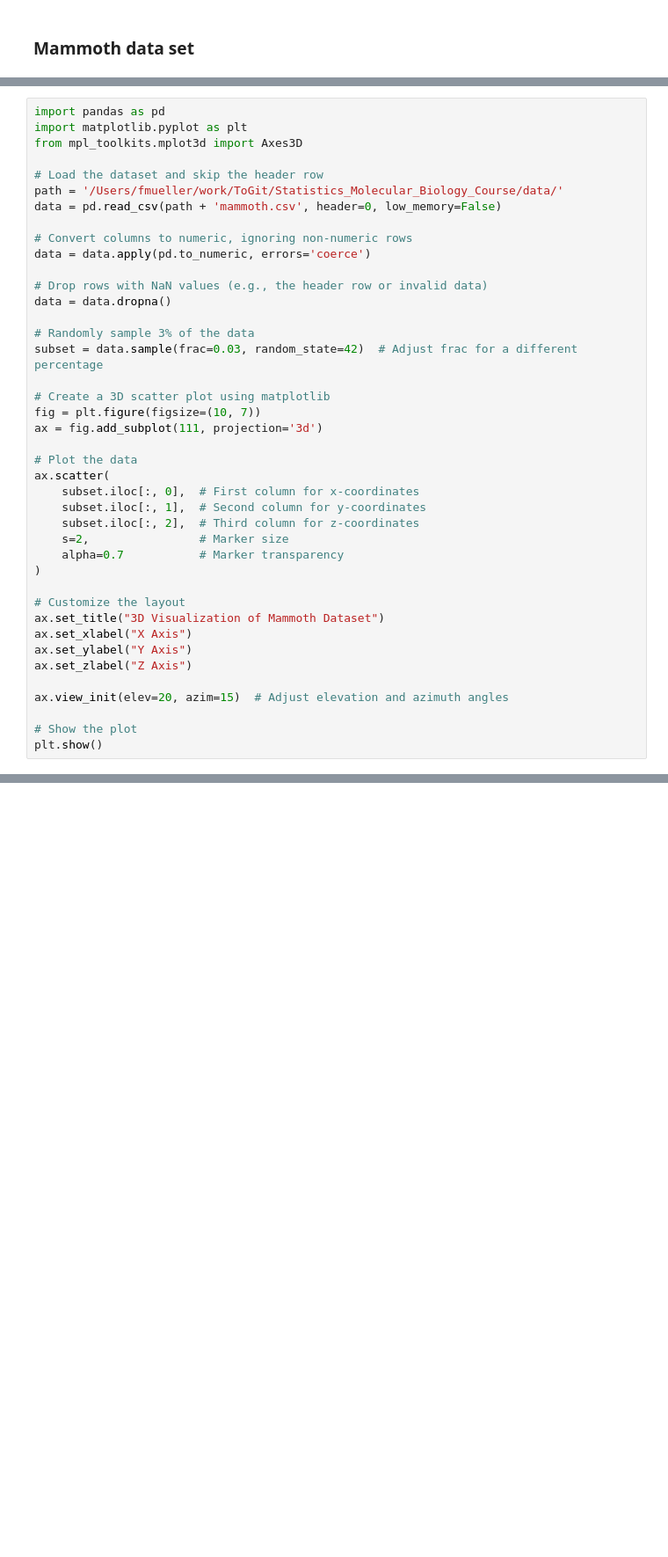
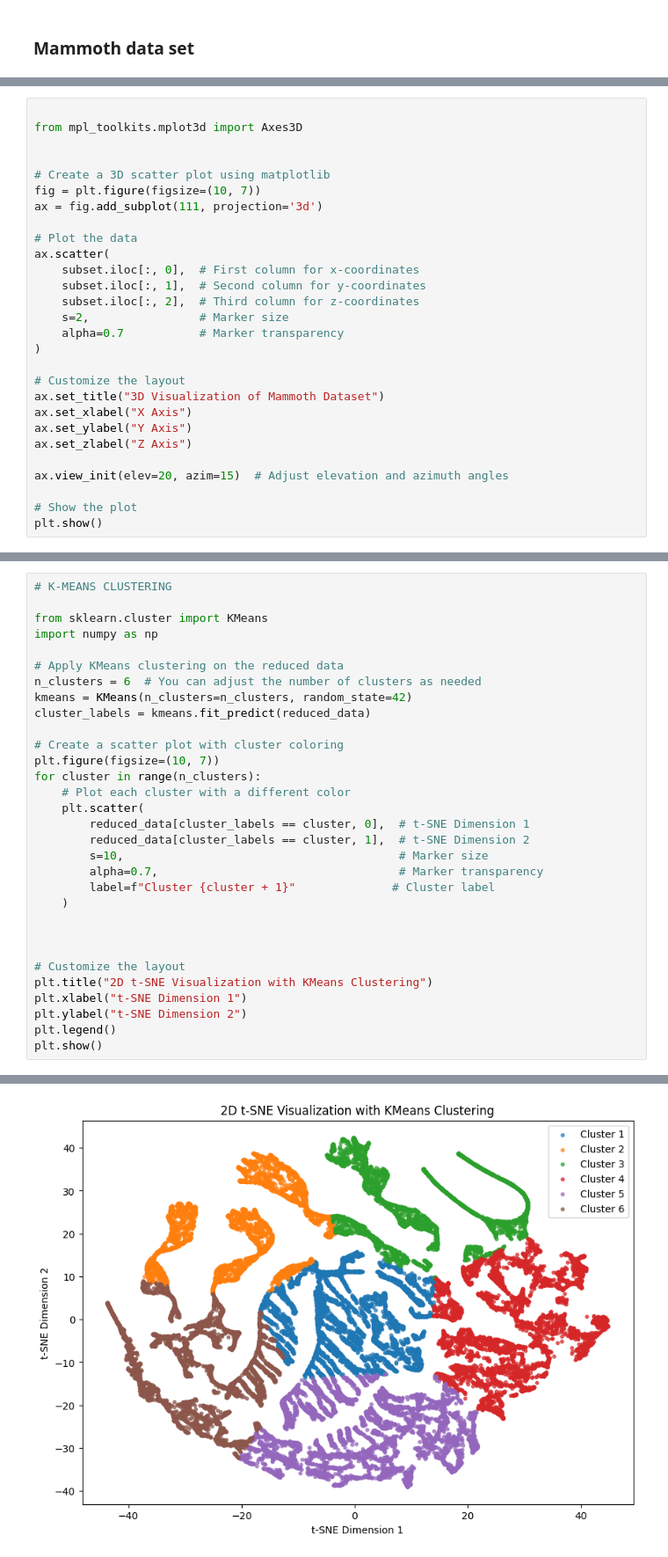
Before and after one commit to Feliksmueller/Statistics_Molecular_Biology_Course, a Jupyter notebook: Statistics_05.ipynb, the cells around one changed output, grey strips where cells are left out. Shown at 88% size. Drawn from its saved outputs; the diff is of its cells as text; blank space fills up the shorter version.

```diff
--- a/Statistics_05.ipynb
+++ b/Statistics_05.ipynb
@@ -556,20 +555,7 @@ fig.write_html(path + 'mammoth_3d_plot2.html')
 # %%
-import pandas as pd
-import matplotlib.pyplot as plt
+
 from mpl_toolkits.mplot3d import Axes3D
 
-# Load the dataset and skip the header row
-path = '/Users/fmueller/work/ToGit/Statistics_Molecular_Biology_Course/data/'
-data = pd.read_csv(path + 'mammoth.csv', header=0, low_memory=False)
-
-# Convert columns to numeric, ignoring non-numeric rows
-data = data.apply(pd.to_numeric, errors='coerce')
-
-# Drop rows with NaN values (e.g., the header row or invalid data)
-data = data.dropna()
-
-# Randomly sample 3% of the data
-subset = data.sample(frac=0.03, random_state=42)  # Adjust frac for a different percentage
 
 # Create a 3D scatter plot using matplotlib
 fig = plt.figure(figsize=(10, 7))
@@ -736,0 +678,32 @@ ValueError: 'c' argument has 999778 elements, which is inconsistent with 'x' and
+# %%
+# K-MEANS CLUSTERING
+
+from sklearn.cluster import KMeans
+import numpy as np
+
+# Apply KMeans clustering on the reduced data
+n_clusters = 6  # You can adjust the number of clusters as needed
+kmeans = KMeans(n_clusters=n_clusters, random_state=42)
+cluster_labels = kmeans.fit_predict(reduced_data)
+
+# Create a scatter plot with cluster coloring
+plt.figure(figsize=(10, 7))
+for cluster in range(n_clusters):
+    # Plot each cluster with a different color
+    plt.scatter(
+        reduced_data[cluster_labels == cluster, 0],  # t-SNE Dimension 1
+        reduced_data[cluster_labels == cluster, 1],  # t-SNE Dimension 2
+        s=10,                                        # Marker size
+        alpha=0.7,                                   # Marker transparency
+        label=f"Cluster {cluster + 1}"              # Cluster label
+    )
+
+
+
+# Customize the layout
+plt.title("2D t-SNE Visualization with KMeans Clustering")
+plt.xlabel("t-SNE Dimension 1")
+plt.ylabel("t-SNE Dimension 2")
+plt.legend()
+plt.show()
+# %% [output]
@@ -736,0 +711 @@ ValueError: 'c' argument has 999778 elements, which is inconsistent with 'x' and
+[figure, added]
```
Also changed, not shown: parts of 22 cells of this notebook.
